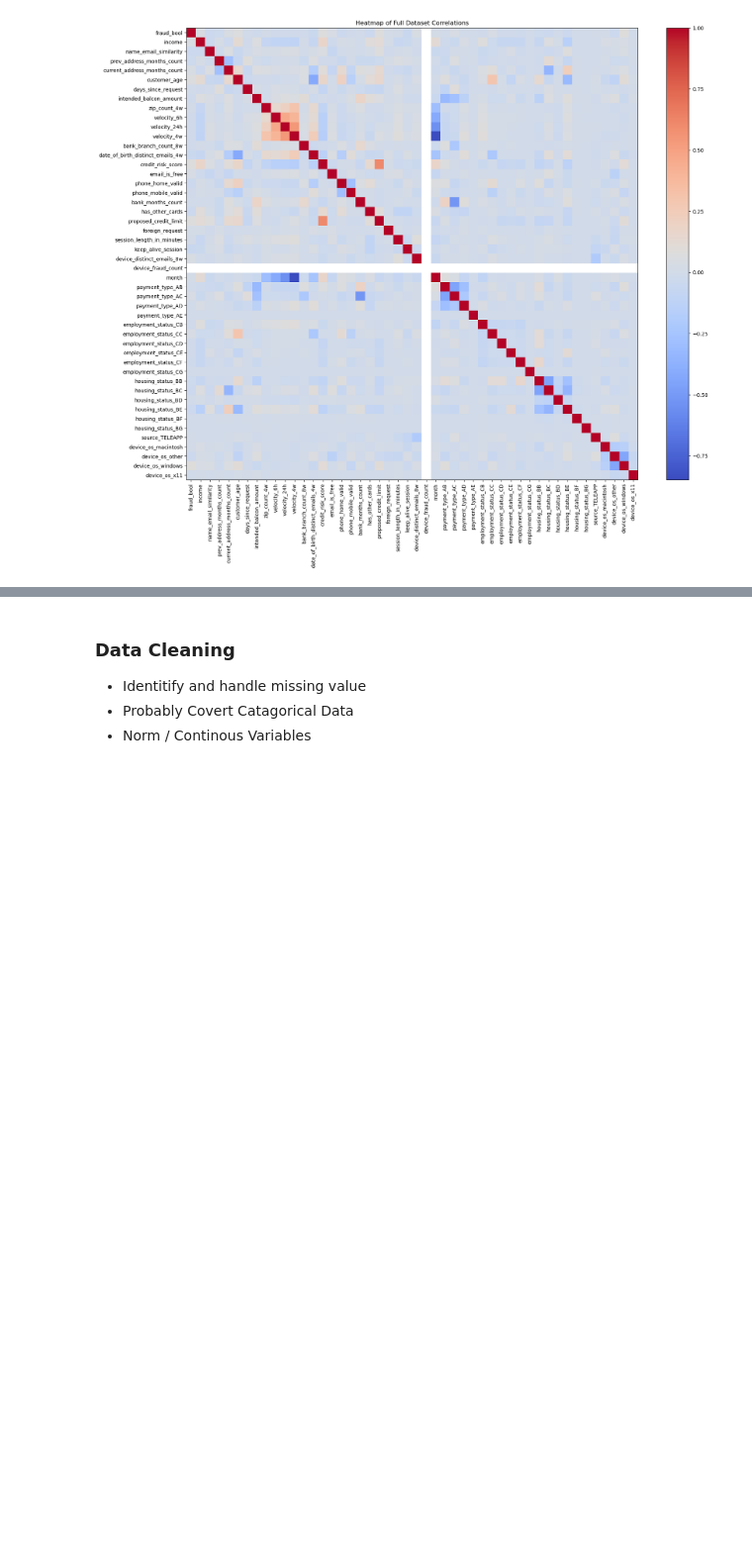
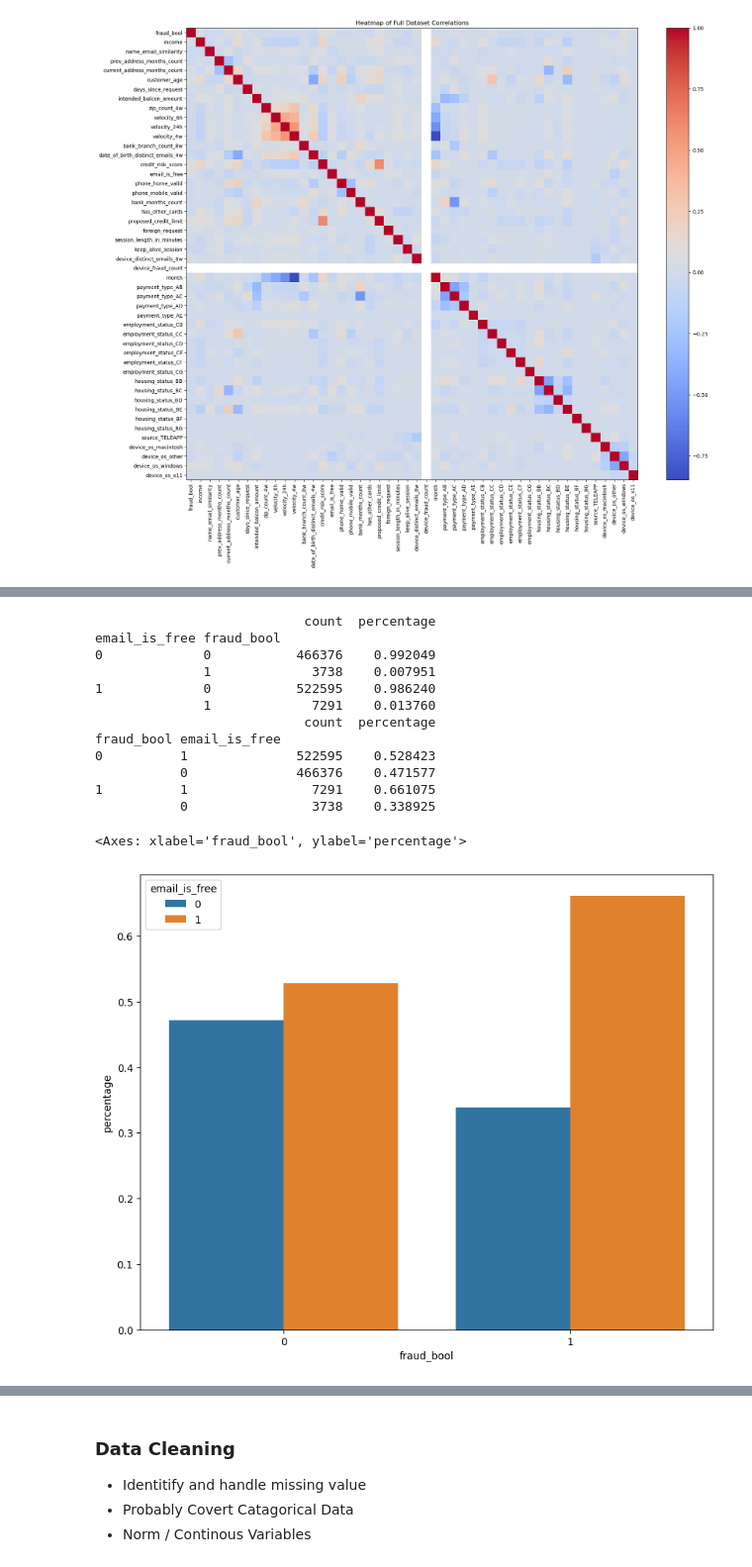
Before and after one commit to jwickham1023/DSCI445-Final-Project, a Jupyter notebook: proj.ipynb, the cells around one changed output, grey strips where cells are left out. Shown: that part at 99% size. Saved outputs shown, nothing was run; the diff lists cells and outputs as text; code cells hidden in the pictures; blank space fills up the shorter version.

```diff
--- a/proj.ipynb
+++ b/proj.ipynb
@@ -191,0 +381,30 @@ plt.show()
+# %%
+email_is_free_counts = pd.DataFrame(data.groupby(data['email_is_free'])['fraud_bool'].value_counts())
+email_is_free_counts['percentage'] = email_is_free_counts.groupby(['email_is_free', 'fraud_bool']).transform(
+    lambda x: x / email_is_free_counts.groupby('email_is_free').sum()['count'])
+
+print(email_is_free_counts)
+
+email_is_free_counts_2 = pd.DataFrame(data.groupby(data['fraud_bool'])['email_is_free'].value_counts())
+email_is_free_counts_2['percentage'] = email_is_free_counts_2.groupby(['fraud_bool', 'email_is_free']).transform(
+    lambda x: x / email_is_free_counts_2.groupby('fraud_bool').sum()['count'])
+
+print(email_is_free_counts_2)
+
+plt.figure(figsize=(10, 8))
+sns.barplot(x="fraud_bool", y="percentage", hue="email_is_free", data=email_is_free_counts_2)
+# %% [output]
+                           count  percentage
+email_is_free fraud_bool
+0             0           466376    0.992049
+              1             3738    0.007951
+1             0           522595    0.986240
+              1             7291    0.013760
+                           count  percentage
+fraud_bool email_is_free
+0          1              522595    0.528423
+           0              466376    0.471577
+1          1                7291    0.661075
+           0                3738    0.338925
+<Axes: xlabel='fraud_bool', ylabel='percentage'>
+[figure, added]
```
Also changed, not shown: parts of 16 cells of this notebook.
